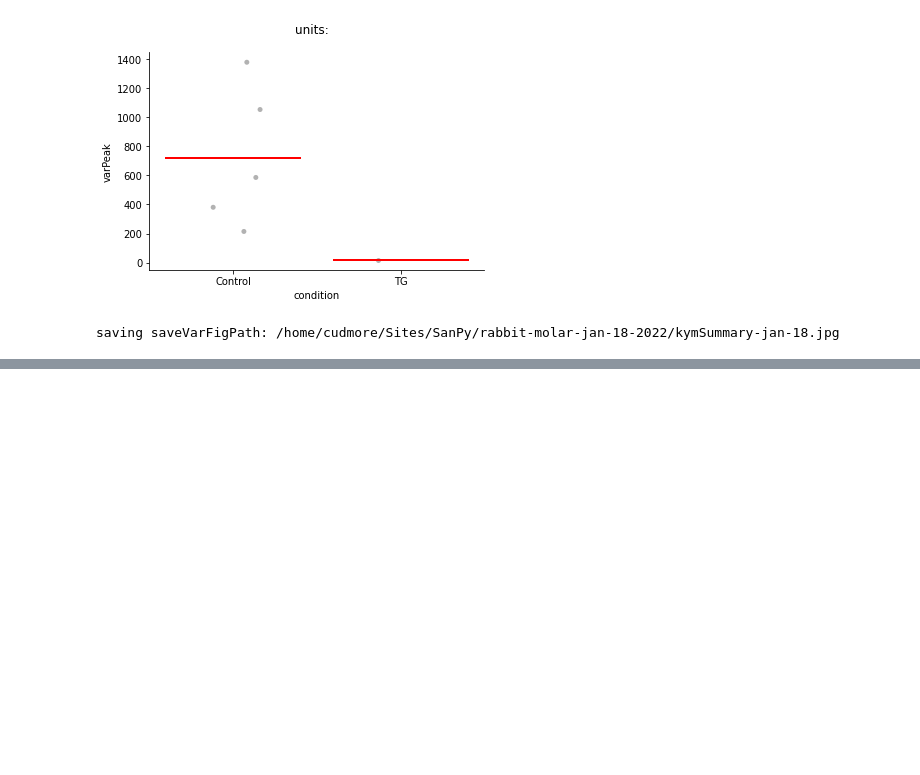
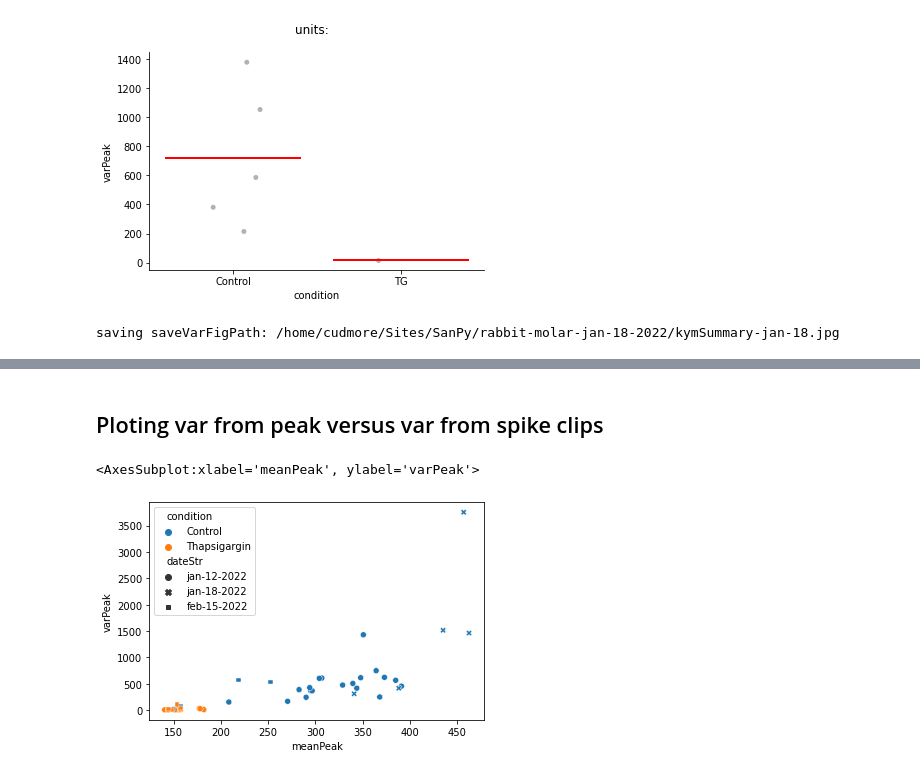
Before and after one commit to cudmore/SanPy, a Jupyter notebook: examples/kymographAnalysis.ipynb, the cells around one changed output, grey strips where cells are left out. Drawn from its saved outputs; the diff is of its cells as text; code cells hidden in the pictures; blank space fills up the shorter version.

```diff
--- a/examples/kymographAnalysis.ipynb
+++ b/examples/kymographAnalysis.ipynb
@@ -108,0 +115,16 @@ saving saveVarFigPath: /home/cudmore/Sites/SanPy/rabbit-molar-jan-18-2022/kymSum
+# %%
+'''
+summaryFilePath = '/home/cudmore/Sites/SanPy/rabbit-molar-jan-12-2022/kymSummary.csv'
+summaryFilePath = '/home/cudmore/Sites/SanPy/rabbit-molar-jan-18-2022/kymSummary.csv'
+summaryFilePath = '/home/cudmore/Sites/SanPy/rabbit-molar-feb-15-2022/kymSummary.csv'
+'''
+
+summaryFilePath = '/home/cudmore/Sites/SanPy/examples/kymAnalysis-20220220.csv'
+
+dfSummary = pd.read_csv(summaryFilePath)
+
+# we have a number of recording dates, each has a number of (control, TP) recordings
+dateStrGroup = dfSummary.groupby(['dateStr', 'condition'])['condition'].count()
+display(dateStrGroup)
+
+display(dfSummary.head())
@@ -108,0 +147,11 @@ saving saveVarFigPath: /home/cudmore/Sites/SanPy/rabbit-molar-jan-18-2022/kymSum
+# %% [markdown]
+## Ploting var from peak versus var from spike clips
+# %%
+xStat = 'meanPeak'  # mean peak amplitude across all peaks
+#yStat = 'peakVal_var'  # var measured from actual peaks (each spike has a peak)
+yStat = 'varPeak'  # var measured from spike clips
+
+sns.scatterplot(x=xStat, y=yStat, hue='condition', style='dateStr', data=dfSummary)
+# %% [output]
+<AxesSubplot:xlabel='meanPeak', ylabel='varPeak'>
+[figure, added]
```
Also changed, not shown: parts of 14 cells of this notebook, 18 other files.
